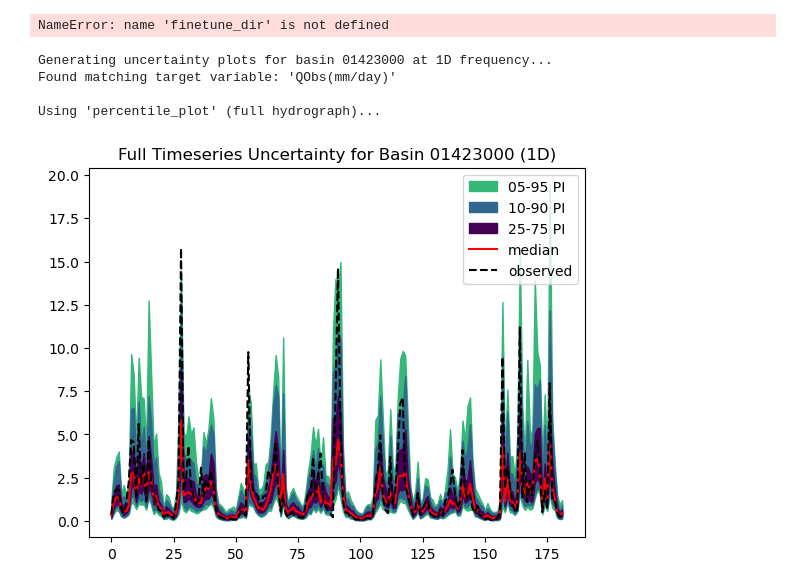
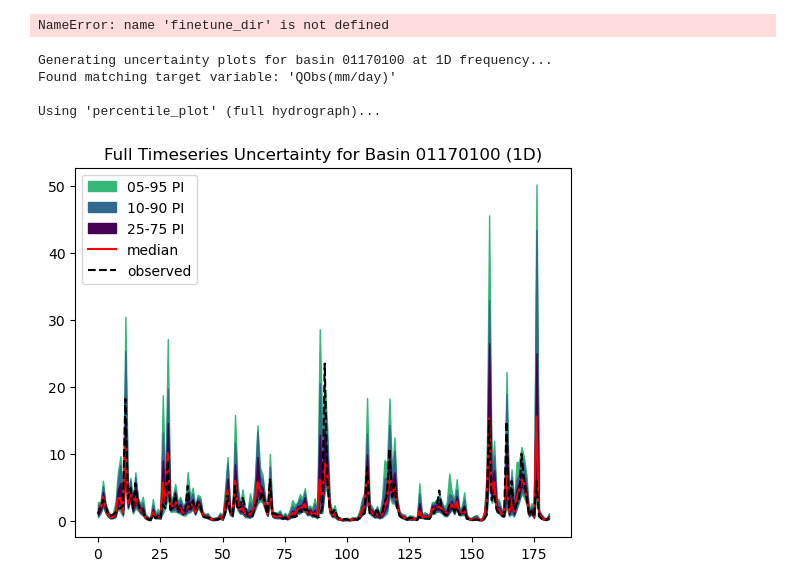
Before and after one commit to huangale88/neuralhydrology, a Jupyter notebook: own/operational_forecast/mtslstm_cmal.ipynb, the cells around one changed output. Saved outputs shown, nothing was run; the diff lists cells and outputs as text; code cells hidden in the pictures.

```diff
--- a/own/operational_forecast/mtslstm_cmal.ipynb
+++ b/own/operational_forecast/mtslstm_cmal.ipynb
@@ -47,4 +47,4 @@ if __name__ == '__main__':
 # %%
-run_dir = Path("runs/test_run_1711_041955")
+run_dir = Path("runs/test_run_1811_030157")
 eval_run(run_dir=run_dir, period="test")
 # %% [output]
@@ -270,7 +270,7 @@ except (NameError, FileNotFoundError):
 
 # --- 3. Configuration ---
 # Simply change these two variables to plot different basins or frequencies
-basin_id = '01423000'
+basin_id = '01170100'
 freq = '1D'  # Try changing this to '14D', '2W-MON', etc.
 
 # --- THIS IS THE NEW, MORE ROBUST LOGIC ---
@@ -328,35 +328,35 @@ try:
     if samples_data_np.ndim == 2:
         y_samples_reshaped = np.expand_dims(samples_data_np, axis=1)
     else:
         y_samples_reshaped = samples_data_np
 
 except KeyError as e:
     print(f"CRITICAL ERROR: {e}")
     print("\nSomething went wrong during data extraction.")
     print("Please double-check your `basin_id` and `freq` variables.")
     if 'xr_data' in locals():
         print(f"Available variables in the results file for this frequency are: {list(xr_data.keys())}")
     raise
 
 # --- 5. Call the Official Plotting Functions ---
 # You can uncomment this section to generate the first plot type
 # print("\nUsing 'uncertainty_plot' (reliability + hydrograph zoom-in)...")
 # fig, axes = uncertainty_plot(y=y_obs_reshaped,
 #                            y_hat=y_samples_reshaped,
 #                            title=f"Uncertainty for Basin {basin_id} ({freq})")
 # plt.show()
 
 print("\nUsing 'percentile_plot' (full hydrograph)...")
 fig2, ax2 = percentile_plot(y=y_obs_reshaped,
                             y_hat=y_samples_reshaped,
                             title=f"Full Timeseries Uncertainty for Basin {basin_id} ({freq})")
 plt.show()
 # %% [output]
-Generating uncertainty plots for basin 01423000 at 1D frequency...
+Generating uncertainty plots for basin 01170100 at 1D frequency...
 Found matching target variable: 'QObs(mm/day)'
 
 Using 'percentile_plot' (full hydrograph)...
-[figure, old version]
+[figure, new version]
 # %%
 # Make sure 'run_dir' is pointing to your correctly evaluated run folder
 try:
```
Also changed, not shown: parts of 7 cells of this notebook, 1 other file.
